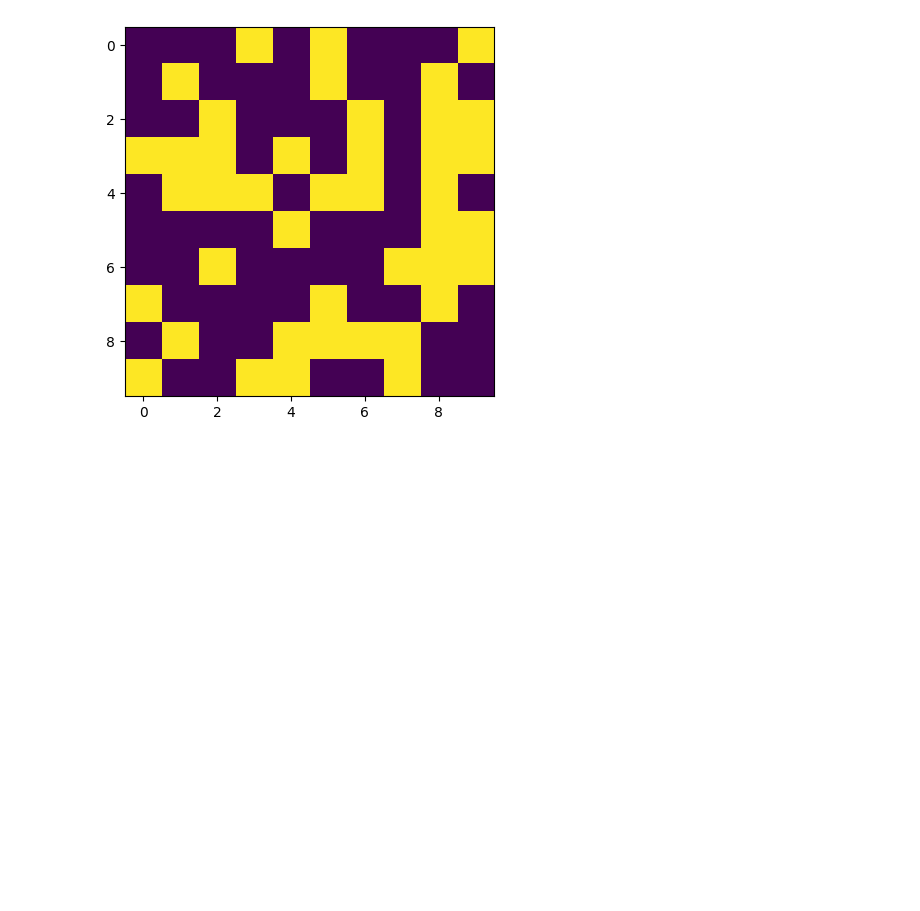
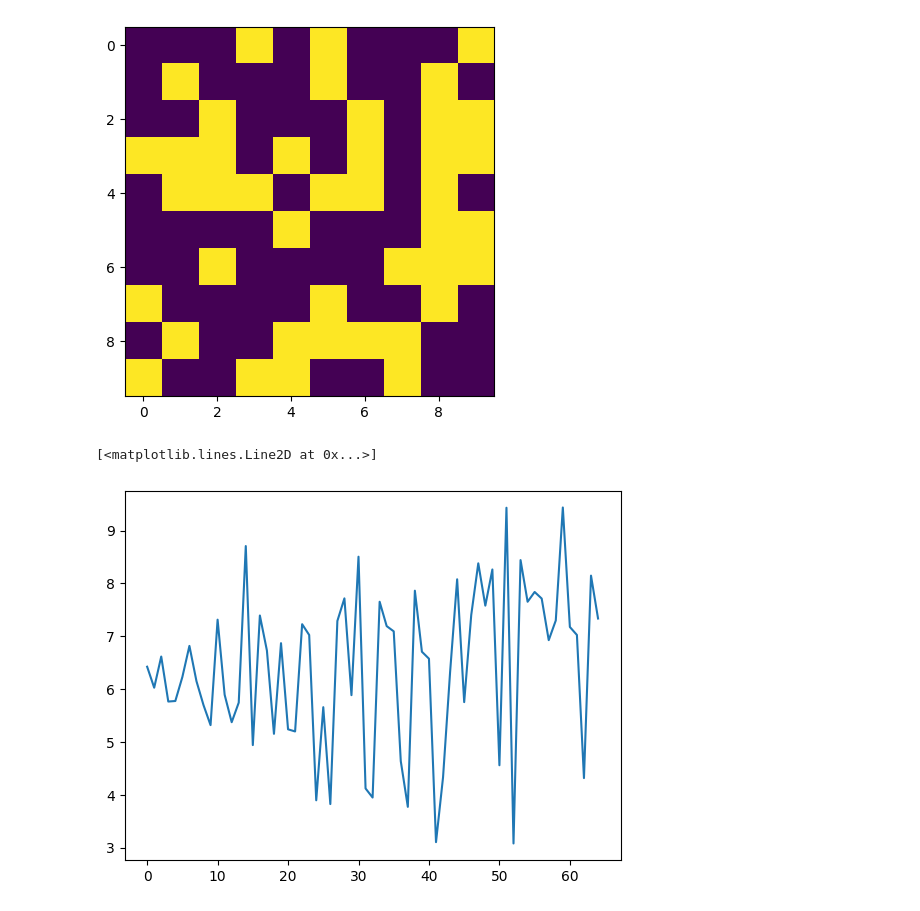
Before and after one commit to Aquietzero/ai-playground, a Jupyter notebook: reinforcement_learning/ising_model_with_marl.ipynb, the cells around one changed output. Saved outputs shown, nothing was run; the diff lists cells and outputs as text; code cells hidden in the pictures; blank space fills up the shorter version.

```diff
--- a/reinforcement_learning/ising_model_with_marl.ipynb
+++ b/reinforcement_learning/ising_model_with_marl.ipynb
@@ -227,6 +227,7 @@ for i in range(epochs):
 
     actions = torch.stack([get_substate(a.item()) for a in grid.flatten()])
     rewards = torch.stack([get_reward_2d(actions[j], act_means[j]) for j in range(J)])
+
     exp = (actions, rewards, act_means, q_next)
     replay.append(exp)
     shuffle(replay)
@@ -237,7 +238,7 @@ for i in range(epochs):
         for j in range(J):
             jacts = torch.stack([ex[0][j] for ex in exps]).detach()
             jrewards = torch.stack([ex[1][j] for ex in exps]).detach()
-            jmeans = torch.stack([ex[3][j] for ex in exps]).detach()
+            jmeans = torch.stack([ex[2][j] for ex in exps]).detach()
             vs = torch.stack([ex[3][j] for ex in exps]).detach()
             qvals = torch.stack([
                 qfunc(jmeans[h].detach(), params[0], layers=layers) \
@@ -252,3 +253,8 @@ for i in range(epochs):
             with torch.no_grad():
                 params[0] = params[0] - lr * params[0].grad
             params[0].requires_grad = True
+# %%
+plt.plot(np.array(losses).mean(axis=0))
+# %% [output]
+[<matplotlib.lines.Line2D at 0x...>]
+[figure, added]
```
Also changed, not shown: parts of 1 cell of this notebook, 2 other files.
